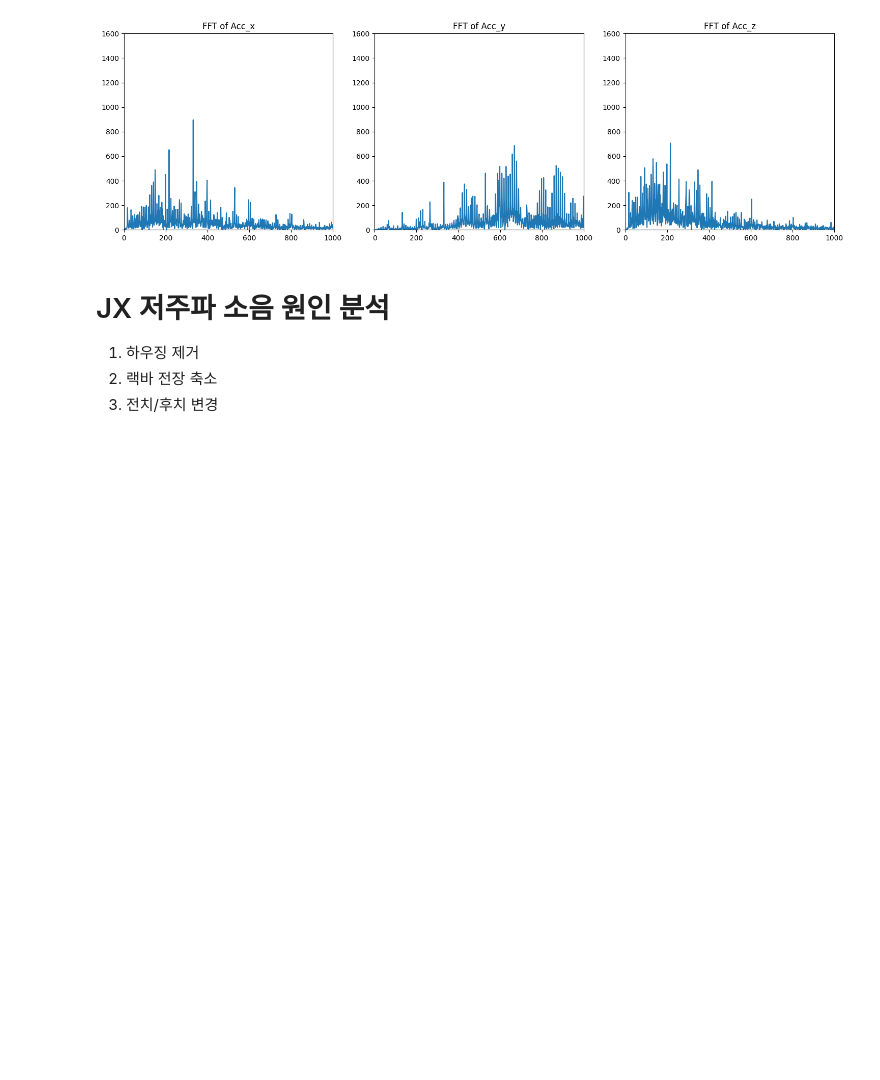
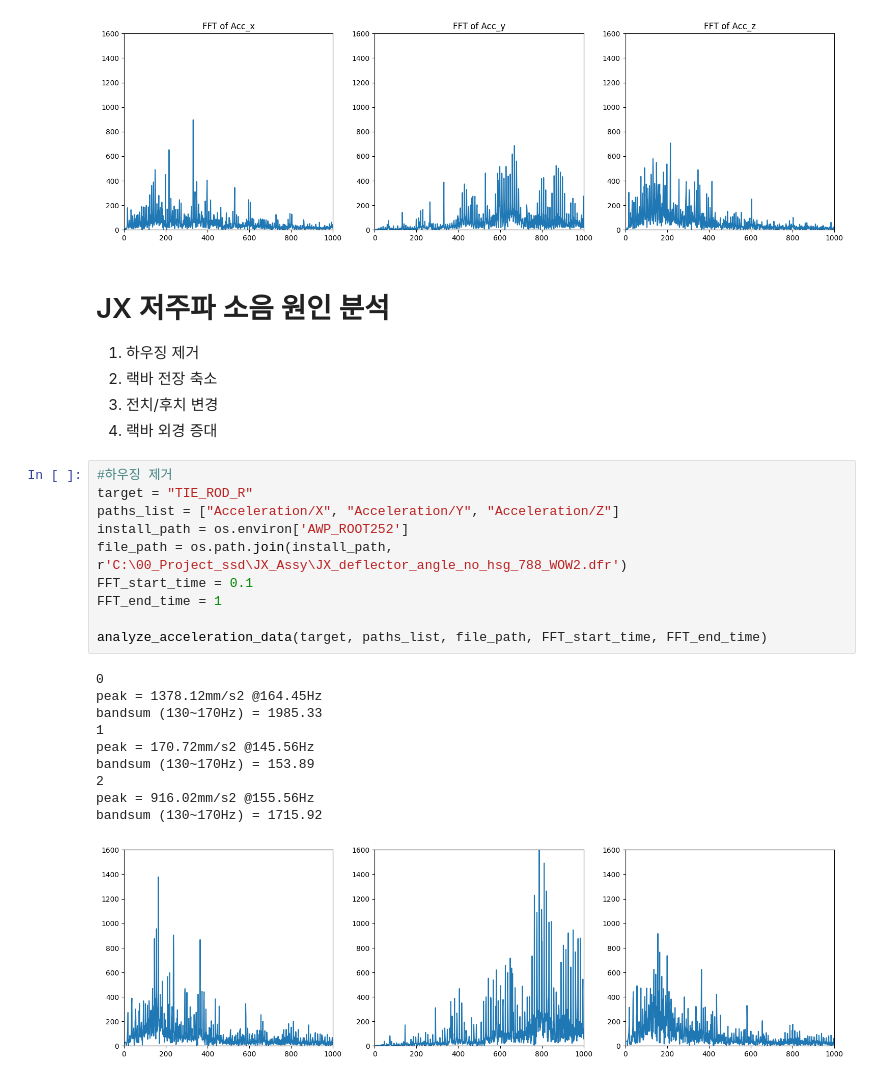
Before and after one commit to hskim-py/REPS_Low_Frequency_NVH_Post, a Jupyter notebook: Ansys_motion_post_result_RBNA_Low_frequency_NVH_FFT_25r2_Input정입력_조건.ipynb, the cells around one changed output. Saved outputs shown, nothing was run; the diff lists cells and outputs as text; blank space fills up the shorter version.

```diff
--- a/Ansys_motion_post_result_RBNA_Low_frequency_NVH_FFT_25r2_Input정입력_조건.ipynb
+++ b/Ansys_motion_post_result_RBNA_Low_frequency_NVH_FFT_25r2_Input정입력_조건.ipynb
@@ -378,3 +378,25 @@ bandsum (130~170Hz) = 1257.3
 1.   하우징 제거
 2.   랙바 전장 축소
 3.   전치/후치 변경
+4.   랙바 외경 증대
+# %%
+#하우징 제거
+target = "TIE_ROD_R"
+paths_list = ["Acceleration/X", "Acceleration/Y", "Acceleration/Z"]
+install_path = os.environ['AWP_ROOT252']
+file_path = os.path.join(install_path, r'C:\00_Project_ssd\JX_Assy\JX_deflector_angle_no_hsg_788_WOW2.dfr')
+FFT_start_time = 0.1
+FFT_end_time = 1
+
+analyze_acceleration_data(target, paths_list, file_path, FFT_start_time, FFT_end_time)
+# %% [output]
+0
+peak = 1378.12mm/s2 @164.45Hz
+bandsum (130~170Hz) = 1985.33
+1
+peak = 170.72mm/s2 @145.56Hz
+bandsum (130~170Hz) = 153.89
+2
+peak = 916.02mm/s2 @155.56Hz
+bandsum (130~170Hz) = 1715.92
+[figure, added]
```
Also changed, not shown: parts of 3 cells of this notebook.
